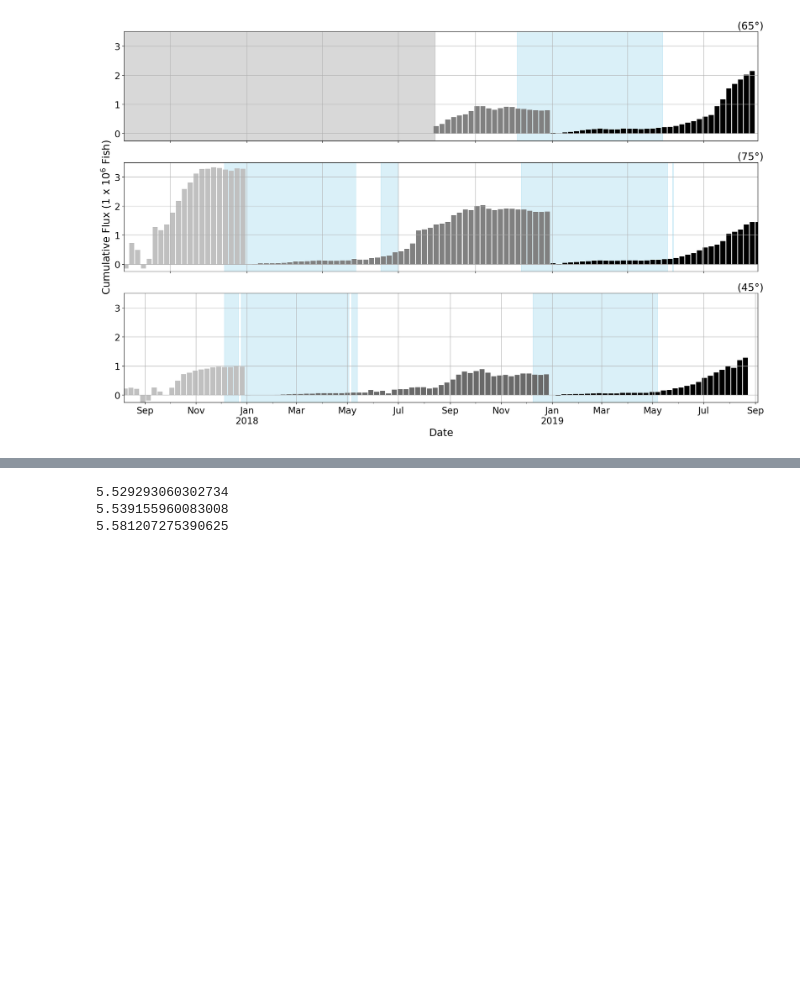
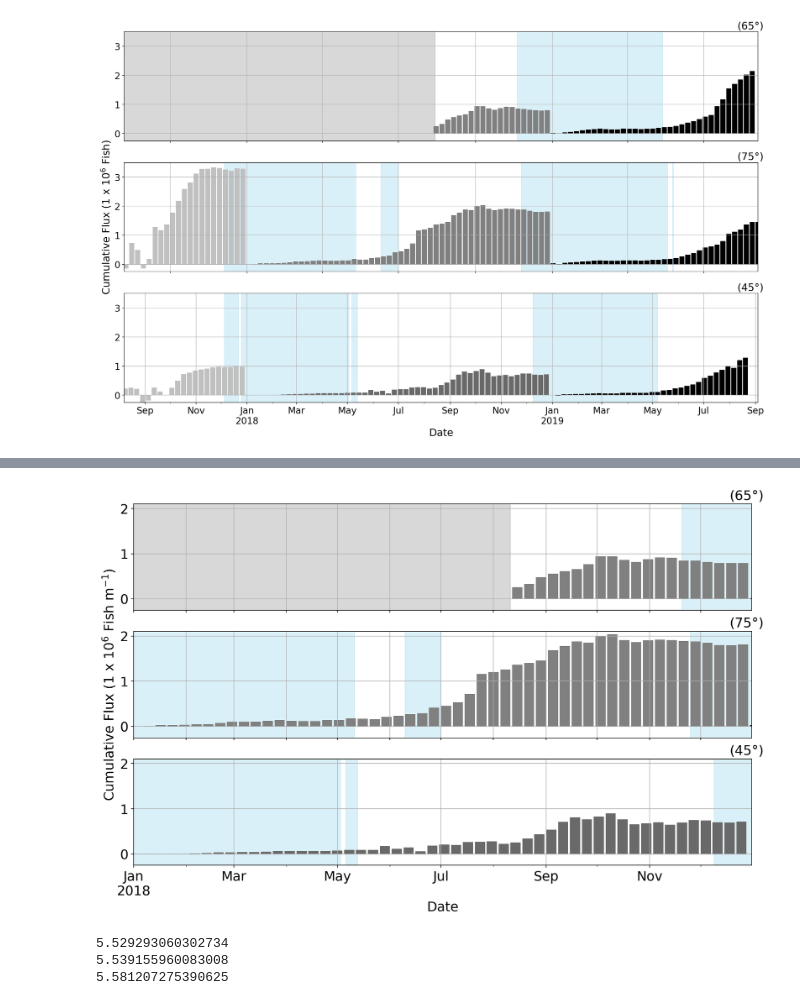
Before and after one commit to leviner/MooredEchosounders, a Jupyter notebook: code/fluxWorkbook.ipynb, the cells around one changed output, grey strips where cells are left out. Saved outputs shown, nothing was run; the diff lists cells and outputs as text; code cells hidden in the pictures; blank space fills up the shorter version.

Commit message:
flux plot

```diff
--- a/code/fluxWorkbook.ipynb
+++ b/code/fluxWorkbook.ipynb
@@ -331,3 +331,90 @@ A value is trying to be set on a copy of a slice from a DataFrame
 See the caveats in the documentation: https://pandas.pydata.org/pandas-docs/stable/user_guide/indexing.html#returning-a-view-versus-a-copy
   df['o20'][(df.iceC > .2)] = 1
 [figure]
+# %%
+def iceDates(df):
+    df['o20']= 0
+    df['o20'][(df.iceC > .2)] = 1
+    df['shift'] = df['o20'].diff()
+    dfShift = df[(df['shift'] != 0)&(~df['shift'].isnull())]
+    dates = dfShift.index.values
+    iceD = np.array(dates).reshape(int(len(dates)/2),2)
+    return iceD
+
+# Ice
+dfD1Ice = pd.read_csv('../data/physicalData/C11_NSIDC.csv',parse_dates=['datetime']).set_index('datetime')
+dfD2Ice = pd.read_csv('../data/physicalData/C1_NSIDC.csv',parse_dates=['datetime']).set_index('datetime')
+dfD3Ice = pd.read_csv('../data/physicalData/C4_NSIDC.csv',parse_dates=['datetime']).set_index('datetime')
+
+plt.rcParams.update({'font.size':18})
+f, [ax1,ax2,ax3] = plt.subplots(3,1,figsize=(15,9),sharex=True, sharey=True,dpi = 150)
+
+ax1=plt.subplot(311)
+a = df3Comb.resample('7D').mean()
+ax1.bar(a.index,np.cumsum(a.fv.where(a.index <pd.to_datetime('2018-01-01')))*60*60*24*7/1e6,color='silver',width=6)#.plot(color='blue',axes=ax2,fontsize=18)
+ax1.bar(a.index,np.cumsum(a.fv.where((a.index >pd.to_datetime('2018-01-01'))&(a.index <pd.to_datetime('2019-01-01'))))*60*60*24*7/1e6,color='grey',width=6)#.plot(color='blue',axes=ax2,fontsize=1
+ax1.bar(a.index,np.cumsum(a.fv.where(a.index >pd.to_datetime('2019-01-01')))*60*60*24*7/1e6,color='black',width=6)#.plot(color='blue',axes=ax2,fontsize=18)
+ax1.axvspan(pd.to_datetime('2017-8-01'), pd.to_datetime('2018-8-11'), ymin=-60, ymax=3000, alpha=0.3, color='grey')
+ax1.set_xlim([pd.to_datetime('2018-1-1'),pd.to_datetime('2018-12-31')])
+ax1.grid()
+#ax1.text(pd.to_datetime('2019-08-10'),a.fv.max()*1.1,str('('+str(int(np.max(a.linearHead- a.rotateHead)))+'$\degree$)'),fontsize=18)
+ax1.text(pd.to_datetime('2018-12-18'),2.2,str('('+str(int(np.max(a.linearHead- a.rotateHead)))+'$\degree$)'),fontsize=18)
+ax1.set_xticklabels([])
+ax1.xaxis.label.set_visible(False)
+ax1.set_ylim([-.25,2.1])
+#plt.title('Flux from Echosounder',fontsize=18)
+
+iceCov = iceDates(dfD3Ice)
+for b in iceCov:
+    ax1.axvspan(pd.to_datetime(b[0]), pd.to_datetime(b[1]), ymin=-25, ymax=15, alpha=0.3, color='skyblue',zorder = 0)
+
+a['ice'] = 0
+for b in iceCov:
+    a.loc[((a.index >=pd.to_datetime(b[0]))&(a.index <=pd.to_datetime(b[1]))),'ice'] = 1
+#print('ice',a[a.ice==1].speedADCP.mean(),'no ice',a[a.ice==0].speedADCP.mean())
+
+
+ax2=plt.subplot(312)
+a = df2Comb.resample('7D').mean()
+ax2.bar(a.index,np.cumsum(a.fv.where(a.index <pd.to_datetime('2018-01-01')))*60*60*24*7/1e6,color='silver',width=6)#.plot(color='blue',axes=ax2,fontsize=18)
+ax2.bar(a.index,np.cumsum(a.fv.where((a.index >pd.to_datetime('2018-01-01'))&(a.index <pd.to_datetime('2019-01-01'))))*60*60*24*7/1e6,color='grey',width=6)#.plot(color='blue',axes=ax2,fontsize=1
+ax2.bar(a.index,np.cumsum(a.fv.where(a.index >pd.to_datetime('2019-01-01')))*60*60*24*7/1e6,color='black',width=6)#.plot(color='blue',axes=ax2,fontsize=18)
+ax2.set_xlim([pd.to_datetime('2018-1-1'),pd.to_datetime('2018-12-31')])
+ax2.grid()
+ax2.text(pd.to_datetime('2018-12-18'),2.2,str('('+str(int(np.max(a.linearHead- a.rotateHead)))+'$\degree$)'),fontsize=18)
+ax2.set_xticklabels([])
+ax2.xaxis.label.set_visible(False)
+ax2.set_ylim([-.25,2.1])
+plt.ylabel('Cumulative Flux (1 x 10$^{6}$ Fish m$^{-1}$)',fontsize=18)
+
+iceCov = iceDates(dfD2Ice)
+for b in iceCov:
+    ax2.axvspan(pd.to_datetime(b[0]), pd.to_datetime(b[1]), ymin=-25, ymax=15, alpha=0.3, color='skyblue',zorder = 0)
+
+a['ice'] = 0
+for b in iceCov:
+    a.loc[((a.index >=pd.to_datetime(b[0]))&(a.index <=pd.to_datetime(b[1]))),'ice'] = 1
+#print('ice',a[a.ice==1].speedADCP.mean(),'no ice',a[a.ice==0].speedADCP.mean())
+
+ax3=plt.subplot(313)
+a = df1Comb.resample('7D').mean()
+ax3.bar(a.index,np.cumsum(a.fv.where(a.index <pd.to_datetime('2018-01-01')))*60*60*24*7/1e6,color='silver',width=6)#.plot(color='blue',axes=ax2,fontsize=18)
+ax3.bar(a.index,np.cumsum(a.fv.where((a.index >pd.to_datetime('2018-01-01'))&(a.index <pd.to_datetime('2019-01-01'))))*60*60*24*7/1e6,color='dimgrey',width=6)#.plot(color='blue',axes=ax2,fontsize=1
+ax3.bar(a.index,np.cumsum(a.fv.where(a.index >pd.to_datetime('2019-01-01')))*60*60*24*7/1e6,color='black',width=6)#.plot(color='blue',axes=ax2,fontsize=18)
+ax3.set_xlim([pd.to_datetime('2018-1-1'),pd.to_datetime('2018-12-31')])
+ax3.grid()
+#ax3.text(pd.to_datetime('2019-08-10'),a.fv.max()*1.2,str('('+str(int(np.max(a.linearHead- a.rotateHead)))+'$\degree$)'),fontsize=18)
+ax3.text(pd.to_datetime('2018-12-18'),2.2,str('('+str(int(np.max(a.linearHead- a.rotateHead)))+'$\degree$)'),fontsize=18)
+ax3.set_ylim([-.25,2.1])
+plt.xlabel('Date',fontsize=18)
+iceCov = iceDates(dfD1Ice)
+for b in iceCov:
+    ax3.axvspan(pd.to_datetime(b[0]), pd.to_datetime(b[1]), ymin=-25, ymax=15, alpha=0.3, color='skyblue',zorder = 0)
+
+a['ice'] = 0
+for b in iceCov:
+    a.loc[((a.index >=pd.to_datetime(b[0]))&(a.index <=pd.to_datetime(b[1]))),'ice'] = 1
+#print('ice',a[a.ice==1].speedADCP.mean(),'no ice',a[a.ice==0].speedADCP.mean())
+
+fmtAxis(ax3)
+# %% [output]
@@ -334,3 +433,4 @@ See the caveats in the documentation: https://pandas.pydata.org/pandas-docs/stab
+[figure, added]
 # %%
 uf = glob('../data/physicalData/wind/uwnd*')
 vf = glob('../data/physicalData/wind/vwnd*')
```
Also changed, not shown: parts of 1 cell of this notebook.
